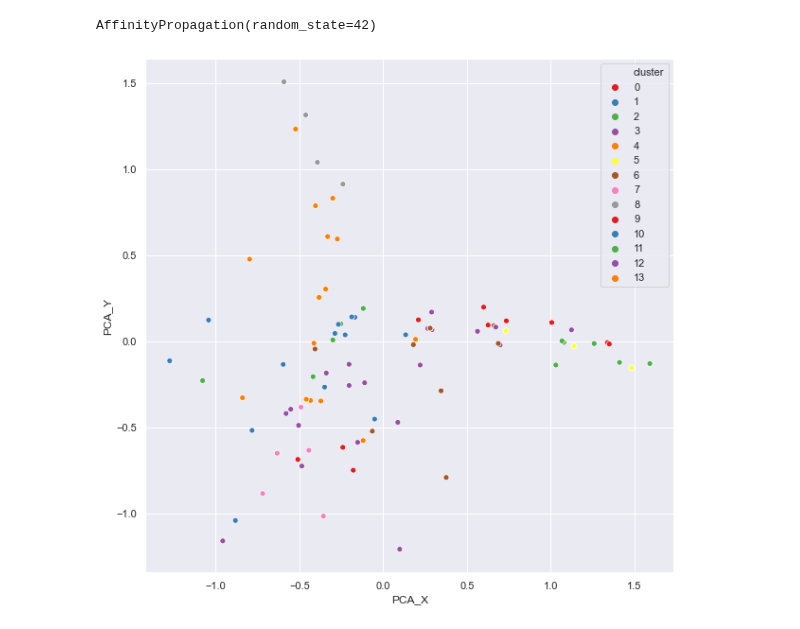
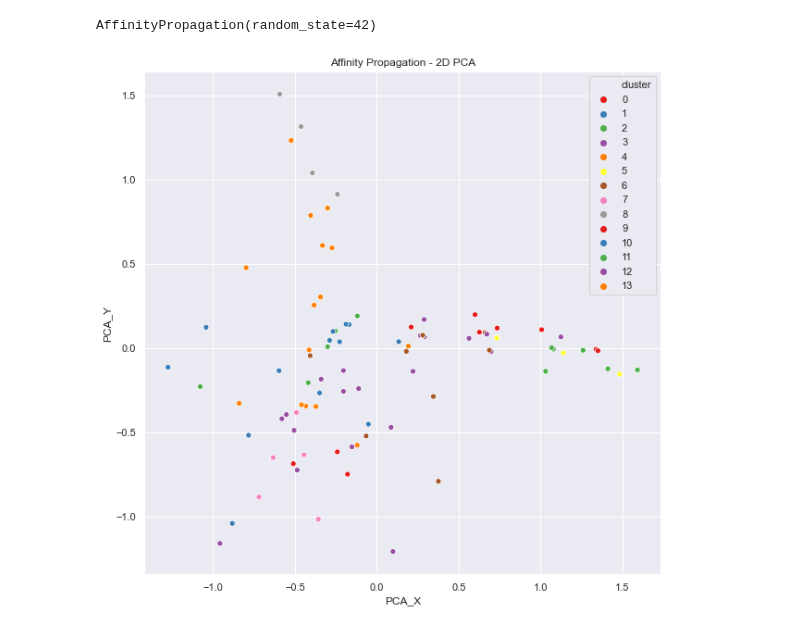
Before and after one commit to Dylan-C-Neal/Springboard-Data-Science-Career-Track, a Jupyter notebook: Clustering Case Study/Clustering Case Study - Customer Segmentation with K-Means - Tier 3 (1).ipynb, the cells around one changed output. Saved outputs shown, nothing was run; the diff lists cells and outputs as text; code cells hidden in the pictures.

```diff
--- a/Clustering Case Study/Clustering Case Study - Customer Segmentation with K-Means - Tier 3 (1).ipynb
+++ b/Clustering Case Study/Clustering Case Study - Customer Segmentation with K-Means - Tier 3 (1).ipynb
@@ -647,9 +674,10 @@ df1['PCA_Z'] = dfpca[:, 2]
 # %%
 # plot PCA_X vs PCA_Y
 
 _ = plt.figure(figsize=(10,10))
 _ = sns.scatterplot(x='PCA_X', y='PCA_Y', hue='cluster', data=df1, palette="Set1")
+_ = plt.title('Affinity Propagation - 2D PCA')
 _ = plt.show()
 _ = plt.close()
 # %% [output]
-[figure, old version]
+[figure, new version]
```
Also changed, not shown: parts of 31 cells of this notebook.
